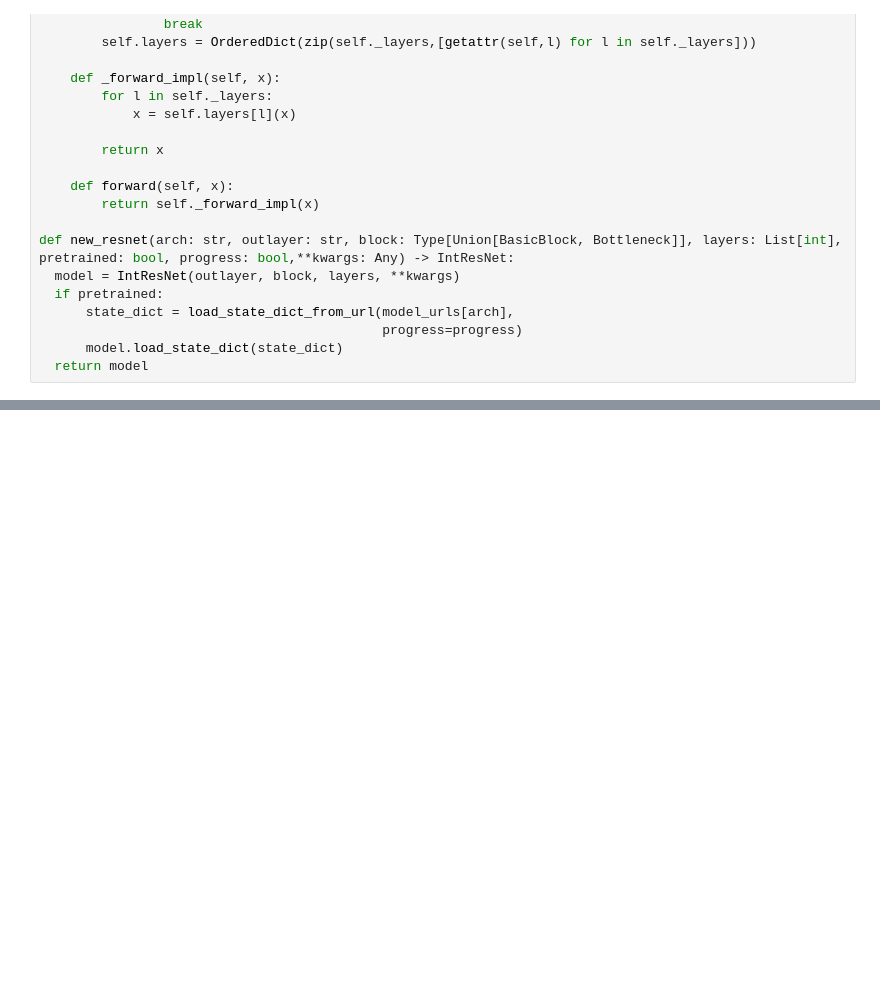
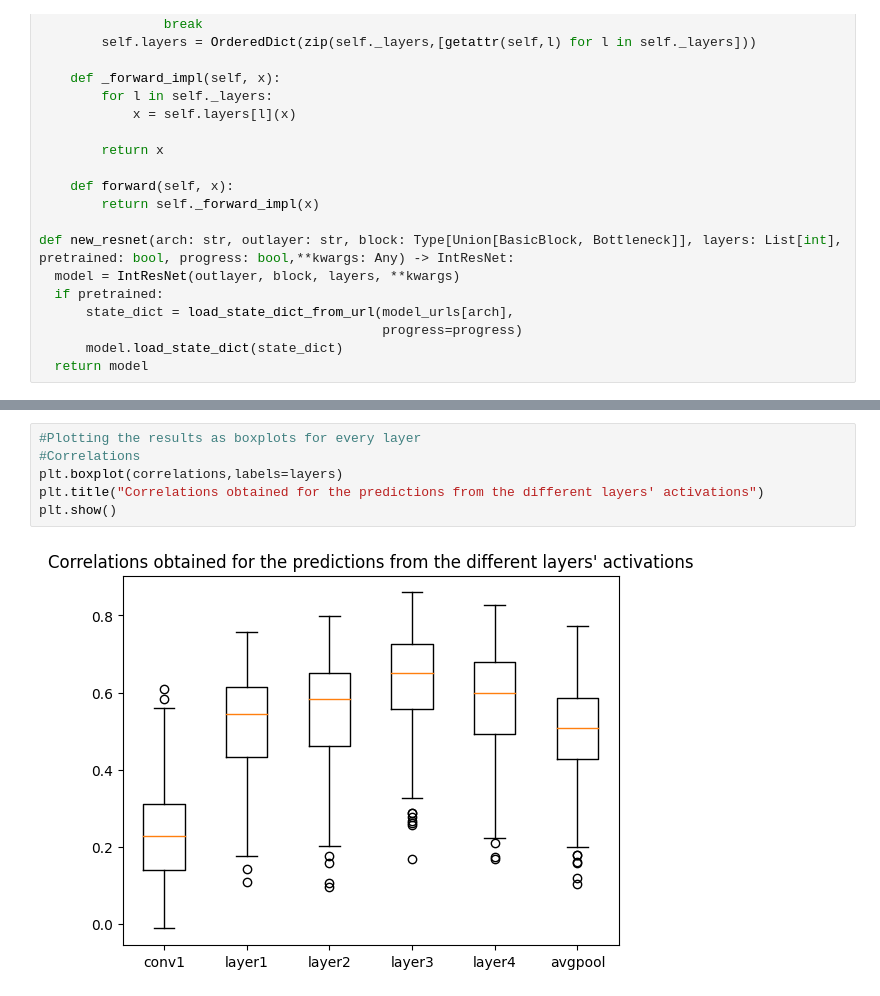
Before and after one commit to meriadecmorrier/NX414-Project, a Jupyter notebook: week5/week5.ipynb, the cells around one changed output, grey strips where cells are left out. Saved outputs shown, nothing was run; the diff lists cells and outputs as text; blank space fills up the shorter version.

```diff
--- a/week5/week5.ipynb
+++ b/week5/week5.ipynb
@@ -278,0 +308,8 @@ for i in range(len(layers)):
+# %%
+#Plotting the results as boxplots for every layer
+#Correlations
+plt.boxplot(correlations,labels=layers)
+plt.title("Correlations obtained for the predictions from the different layers' activations")
+plt.show()
+# %% [output]
+[figure, added]
```
Also changed, not shown: parts of 13 cells of this notebook.
